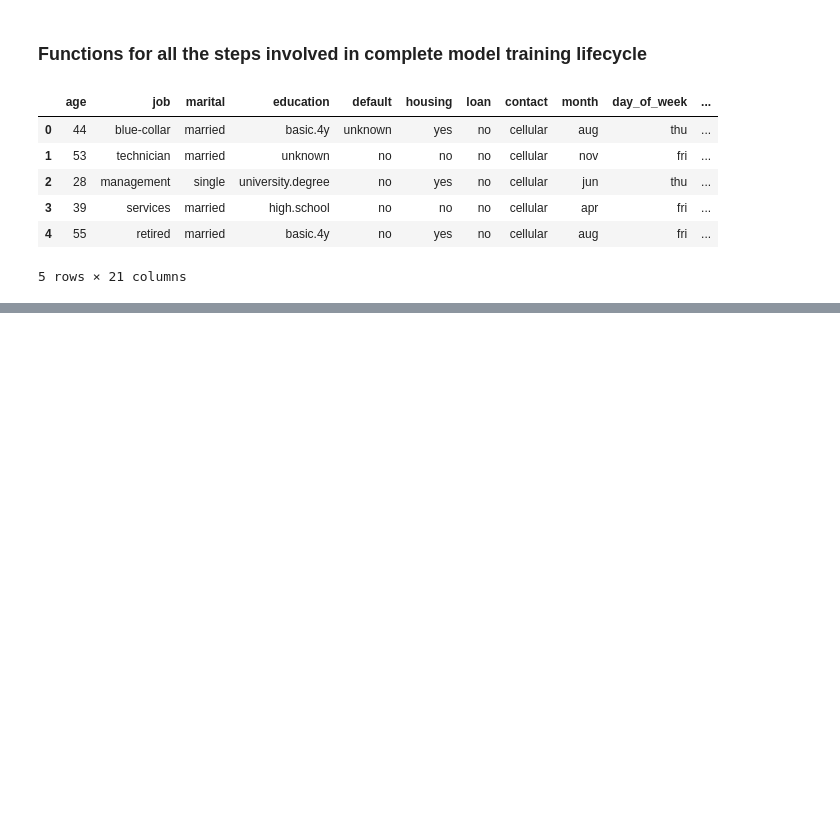
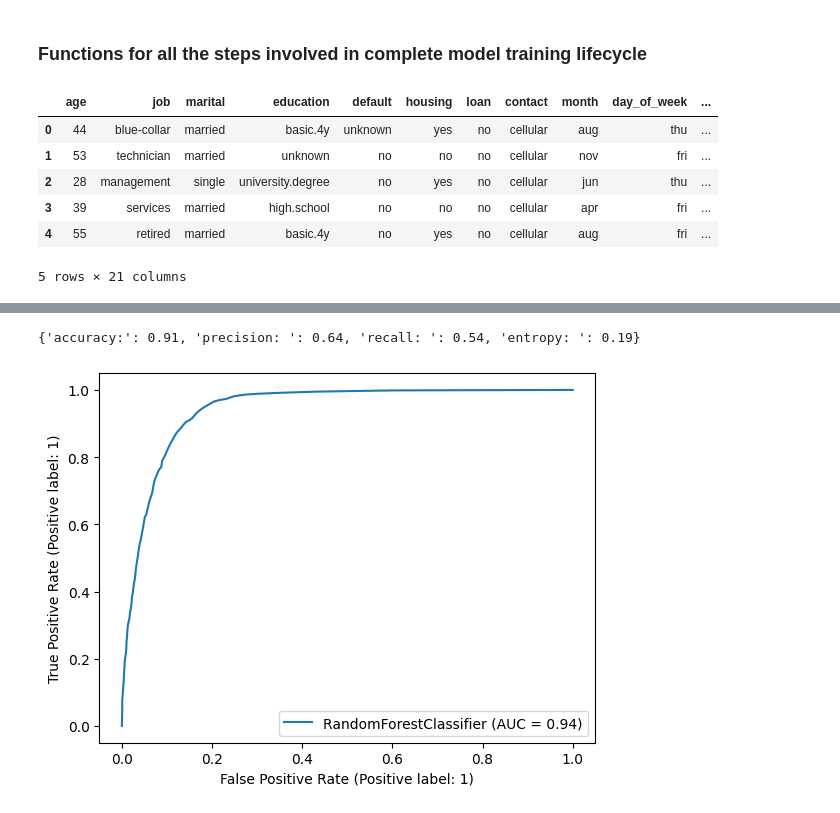
Before and after one commit to ayushzoc/MLFlow, a Jupyter notebook: Experiment Tracking and Model Registry.ipynb, the cells around one changed output, grey strips where cells are left out. Drawn from its saved outputs; the diff is of its cells as text; code cells hidden in the pictures; blank space fills up the shorter version.

Commit message:
First basic model metrics

```diff
--- a/Experiment Tracking and Model Registry.ipynb
+++ b/Experiment Tracking and Model Registry.ipynb
@@ -167,0 +194,6 @@ def hyper_parameter_tuning(X_train, y_train):
+# %%
+final_data = preprocessing(cleaned_data)
+# %%
+X_train, X_test, y_train, y_test = train_test_split(final_data)
+# %%
+X_train, y_train = over_sampling_target_class(X_train, y_train)
@@ -167,0 +206,2 @@ def hyper_parameter_tuning(X_train, y_train):
+# %%
+model = training_basic_classifier(X_train, y_train)
@@ -167,0 +228,8 @@ def hyper_parameter_tuning(X_train, y_train):
+# %%
+run_metrics
+# %% [output]
+{'accuracy:': 0.91, 'precision: ': 0.64, 'recall: ': 0.54, 'entropy: ': 0.19}
+# %%
+create_roc_auc_plot(model, X_test, y_test)
+# %% [output]
+[figure, added]
```
Also changed, not shown: parts of 10 cells of this notebook, 2 other files.
